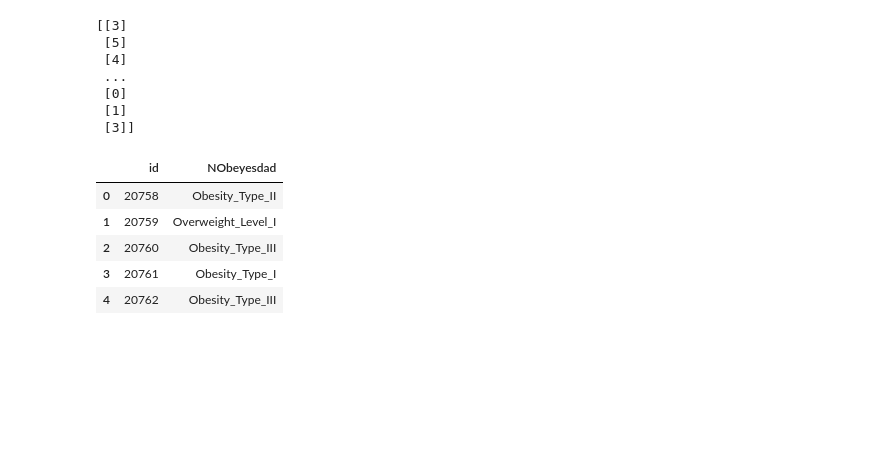
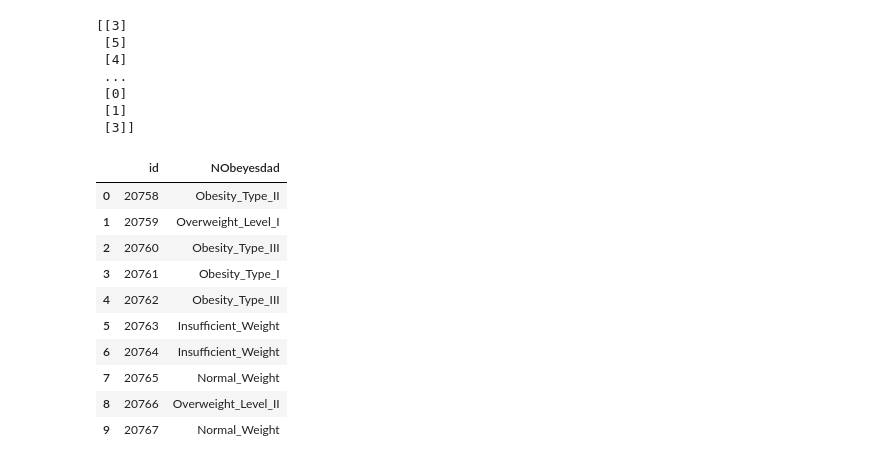
Before and after one commit to jonggu12/OBESITY_RISK, a Jupyter notebook: code/02_1. catboost.ipynb, the cells around one changed output. Drawn from its saved outputs; the diff is of its cells as text; code cells hidden in the pictures; blank space fills up the shorter version.

```diff
--- a/code/02_1. catboost.ipynb
+++ b/code/02_1. catboost.ipynb
@@ -513,4 +513,6 @@ train_Y
 array([6, 1, 0, ..., 3, 6, 3])
 # %%
 X_train, X_test, y_train, y_test = train_test_split(train_X, train_Y, test_size=0.2, random_state=1)
+# %%
+X_tr, X_val, y_tr, y_val = train_test_split(X_train, y_train, test_size = 0.1, random_state=1)
 # %%
@@ -562,4 +544,4 @@ KeyboardInterrupt:
 # %%
-model = CatBoostClassifier(iterations=500, depth=5, learning_rate=0.1, random_state=42, loss_function='MultiClass')
-model.fit(X_train, y_train)
+model = CatBoostClassifier(iterations=500, depth=5, learning_rate=0.1, loss_function='MultiClass')
+model.fit(X_tr, y_tr, eval_set=(X_val, y_val))
 # %% [output]
@@ -607,3 +565,0 @@ weighted avg       0.90      0.90      0.90      4152
-# %%
-model = CatBoostClassifier(iterations=1000, depth=10, learning_rate=0.008)
-model.fit(X_train, y_train)
@@ -677,11 +659,16 @@ submission = pd.read_csv('../csv/submission.csv')
 y_prediction = le.inverse_transform(y_pred)
 submission['NObeyesdad'] = y_prediction
 # %%
-submission.head()
+submission.head(10)
 # %% [output]
 |  | id | NObeyesdad |
 | 0 | 20758 | Obesity_Type_II |
 | 1 | 20759 | Overweight_Level_I |
 | 2 | 20760 | Obesity_Type_III |
 | 3 | 20761 | Obesity_Type_I |
 | 4 | 20762 | Obesity_Type_III |
+| 5 | 20763 | Insufficient_Weight |
+| 6 | 20764 | Insufficient_Weight |
+| 7 | 20765 | Normal_Weight |
+| 8 | 20766 | Overweight_Level_II |
+| 9 | 20767 | Normal_Weight |
```
Also changed, not shown: parts of 9 cells of this notebook, 36 other files.
